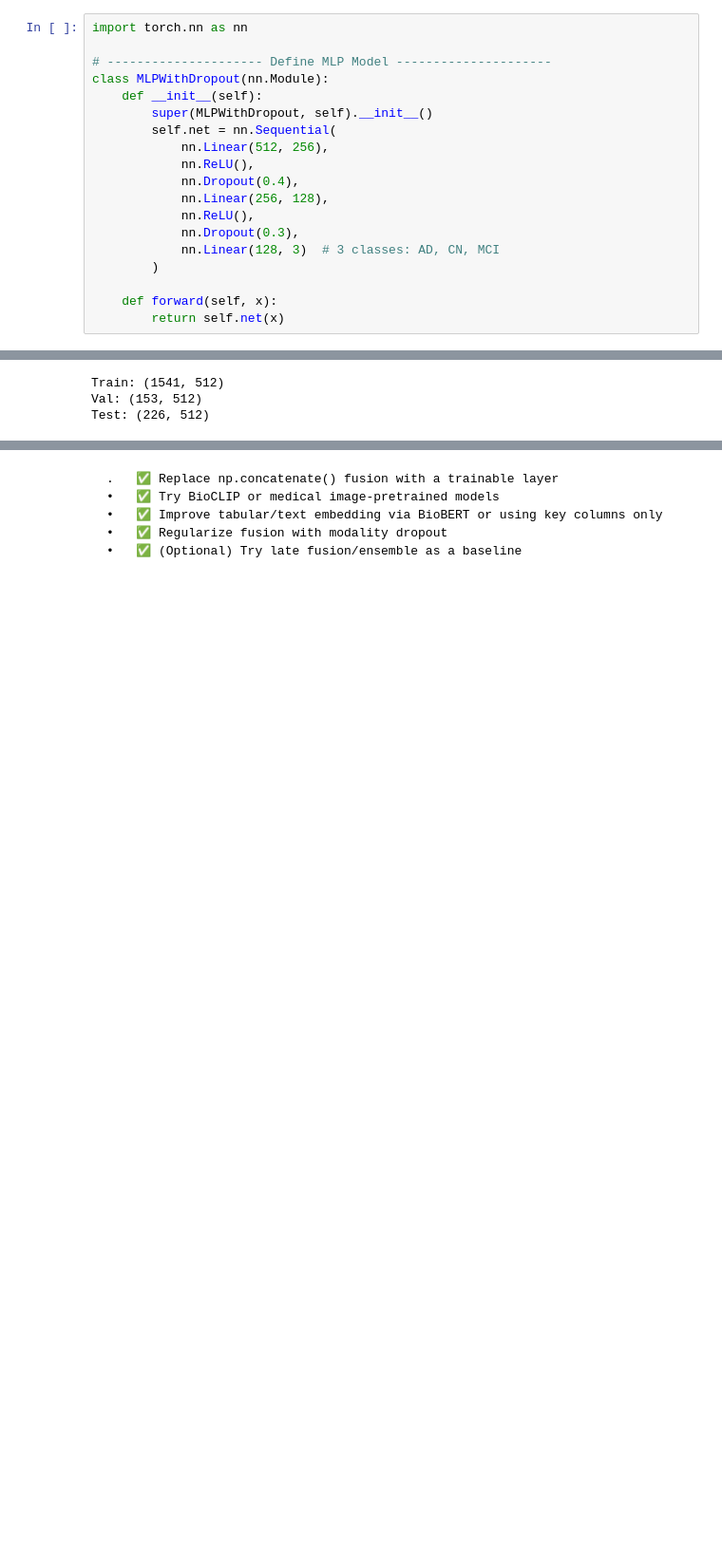
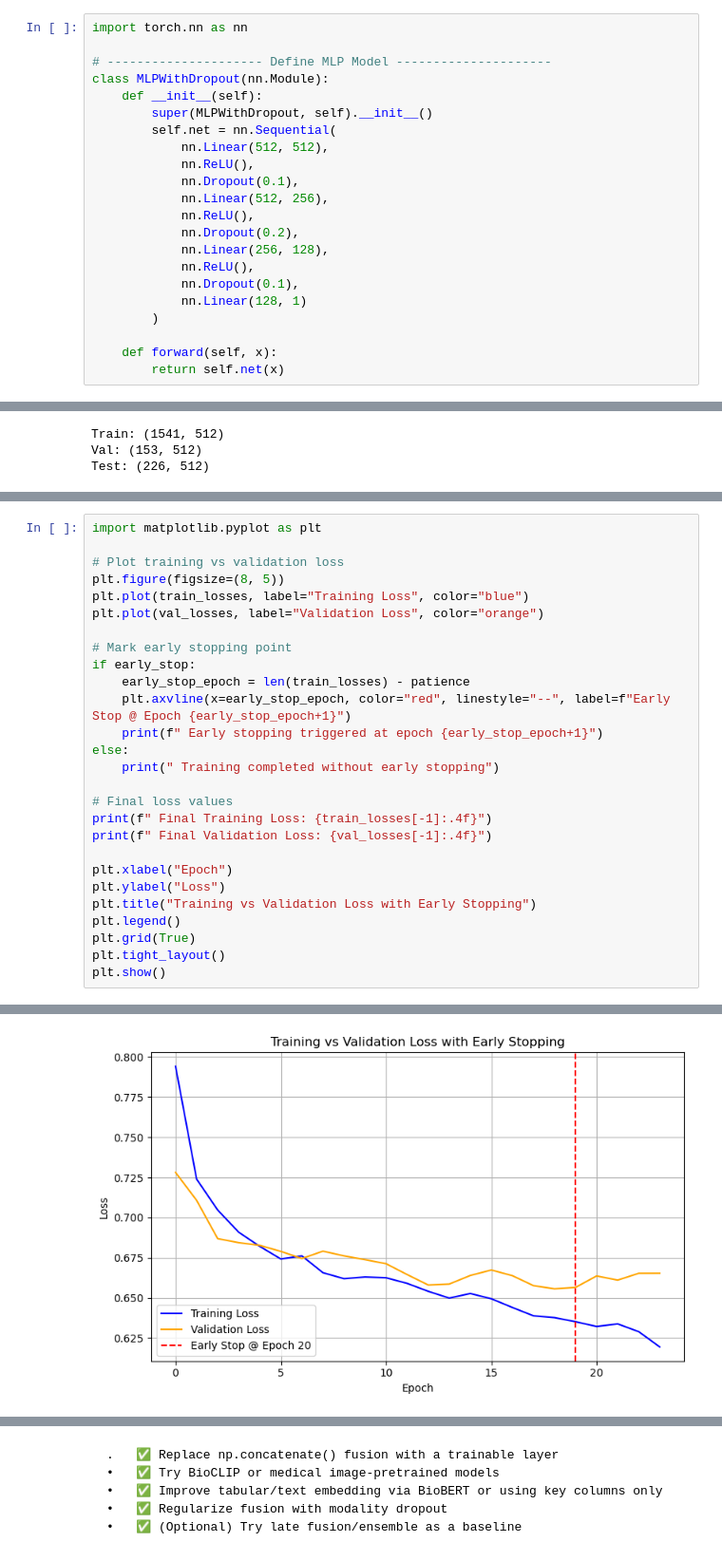
Before and after one commit to fatima-tuz-zahra-123/Neurological_disease_detection, a Jupyter notebook: code.ipynb, the cells around one changed output, grey strips where cells are left out. Shown at 95% size. Drawn from its saved outputs; the diff is of its cells as text; blank space fills up the shorter version.

```diff
--- a/code.ipynb
+++ b/code.ipynb
@@ -168,13 +178,16 @@ class MLPWithDropout(nn.Module):
     def __init__(self):
         super(MLPWithDropout, self).__init__()
         self.net = nn.Sequential(
+            nn.Linear(512, 512),
+            nn.ReLU(),
+            nn.Dropout(0.1),
             nn.Linear(512, 256),
             nn.ReLU(),
-            nn.Dropout(0.4),
+            nn.Dropout(0.2),
             nn.Linear(256, 128),
             nn.ReLU(),
-            nn.Dropout(0.3),
-            nn.Linear(128, 3)  # 3 classes: AD, CN, MCI
+            nn.Dropout(0.1),
+            nn.Linear(128, 1)
         )
 
     def forward(self, x):
@@ -400,0 +549,28 @@ weighted avg       0.46      0.45      0.45       153
+# %%
+import matplotlib.pyplot as plt
+
+# Plot training vs validation loss
+plt.figure(figsize=(8, 5))
+plt.plot(train_losses, label="Training Loss", color="blue")
+plt.plot(val_losses, label="Validation Loss", color="orange")
+
+# Mark early stopping point
+if early_stop:
+    early_stop_epoch = len(train_losses) - patience
+    plt.axvline(x=early_stop_epoch, color="red", linestyle="--", label=f"Early Stop @ Epoch {early_stop_epoch+1}")
+    print(f" Early stopping triggered at epoch {early_stop_epoch+1}")
+else:
+    print(" Training completed without early stopping")
+
+# Final loss values
+print(f" Final Training Loss: {train_losses[-1]:.4f}")
+print(f" Final Validation Loss: {val_losses[-1]:.4f}")
+
+plt.xlabel("Epoch")
+plt.ylabel("Loss")
+plt.title("Training vs Validation Loss with Early Stopping")
+plt.legend()
+plt.grid(True)
+plt.tight_layout()
+plt.show()
+# %% [output]
@@ -401,3 +580,4 @@ weighted avg       0.46      0.45      0.45       153
+[figure, added]
 # %%
 from sklearn.metrics import classification_report, accuracy_score
 
```
Also changed, not shown: parts of 10 cells of this notebook.
